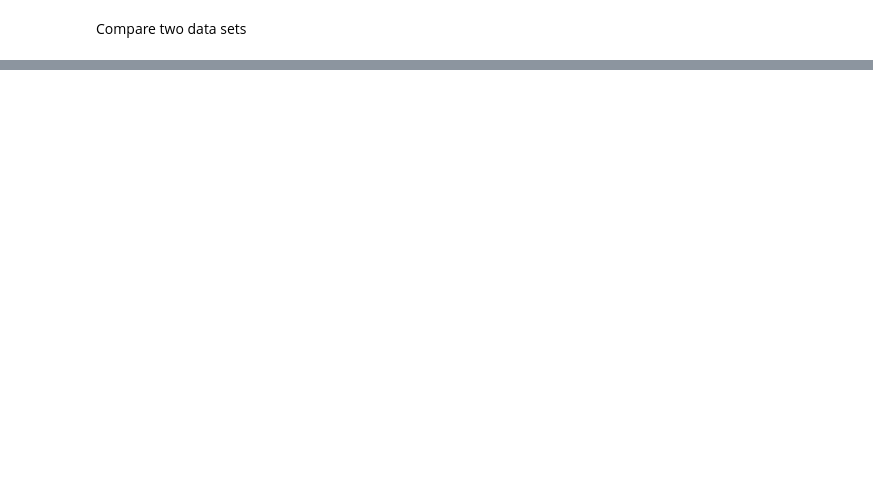
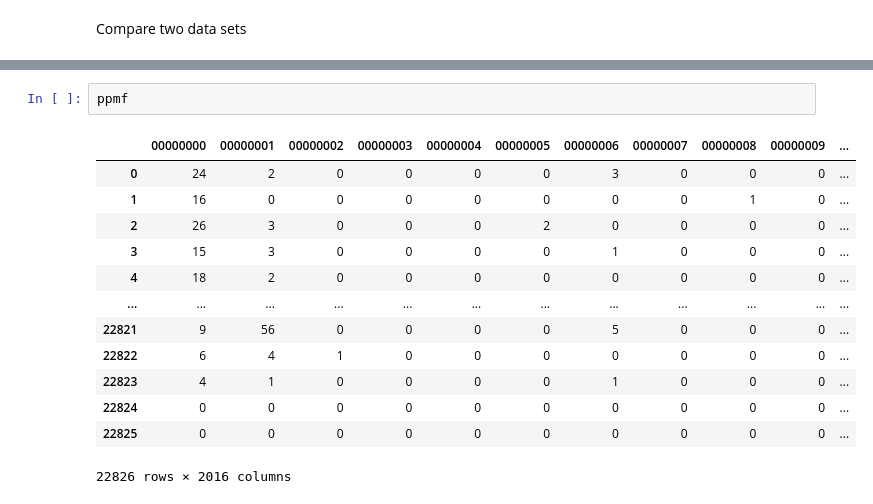
Before and after one commit to linyuehzzz/tda-eval, a Jupyter notebook: franklin_microdata.ipynb, the cells around one changed output, grey strips where cells are left out. Drawn from its saved outputs; the diff is of its cells as text; blank space fills up the shorter version.

```diff
--- a/franklin_microdata.ipynb
+++ b/franklin_microdata.ipynb
@@ -485,0 +503,16 @@ sf1.corrwith(ppmf, axis = 1).mean()
+# %%
+ppmf
+# %% [output]
+|  | 00000000 | 00000001 | 00000002 | 00000003 | 00000004 | 00000005 | 00000006 | 00000007 | 00000008 | 00000009 | ... |
+| 0 | 24 | 2 | 0 | 0 | 0 | 0 | 3 | 0 | 0 | 0 | ... |
+| 1 | 16 | 0 | 0 | 0 | 0 | 0 | 0 | 0 | 1 | 0 | ... |
+| 2 | 26 | 3 | 0 | 0 | 0 | 2 | 0 | 0 | 0 | 0 | ... |
+| 3 | 15 | 3 | 0 | 0 | 0 | 0 | 1 | 0 | 0 | 0 | ... |
+| 4 | 18 | 2 | 0 | 0 | 0 | 0 | 0 | 0 | 0 | 0 | ... |
+| ... | ... | ... | ... | ... | ... | ... | ... | ... | ... | ... | ... |
+| 22821 | 9 | 56 | 0 | 0 | 0 | 0 | 5 | 0 | 0 | 0 | ... |
+| 22822 | 6 | 4 | 1 | 0 | 0 | 0 | 0 | 0 | 0 | 0 | ... |
+| 22823 | 4 | 1 | 0 | 0 | 0 | 0 | 1 | 0 | 0 | 0 | ... |
+| 22824 | 0 | 0 | 0 | 0 | 0 | 0 | 0 | 0 | 0 | 0 | ... |
+| 22825 | 0 | 0 | 0 | 0 | 0 | 0 | 0 | 0 | 0 | 0 | ... |
+22826 rows × 2016 columns
```
Also changed, not shown: parts of 5 cells of this notebook, 1 other file.
